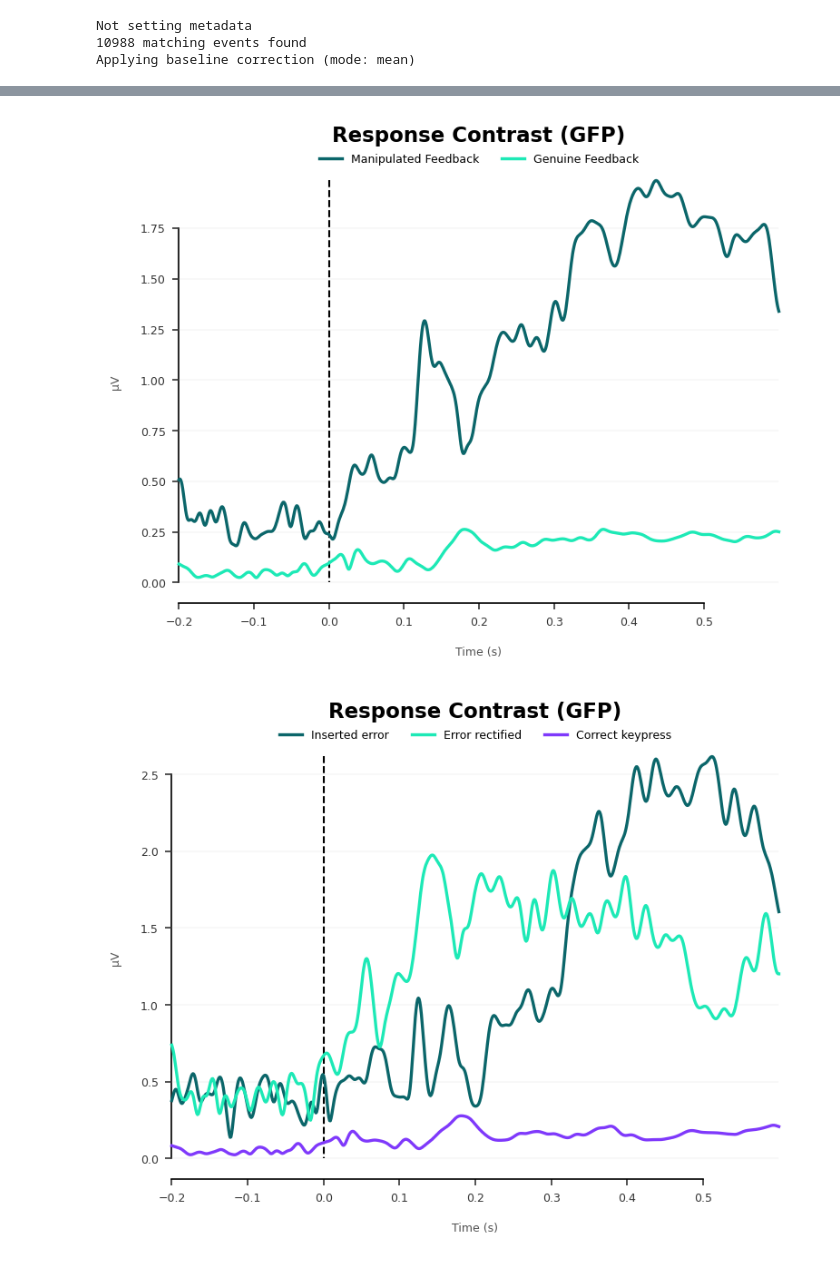
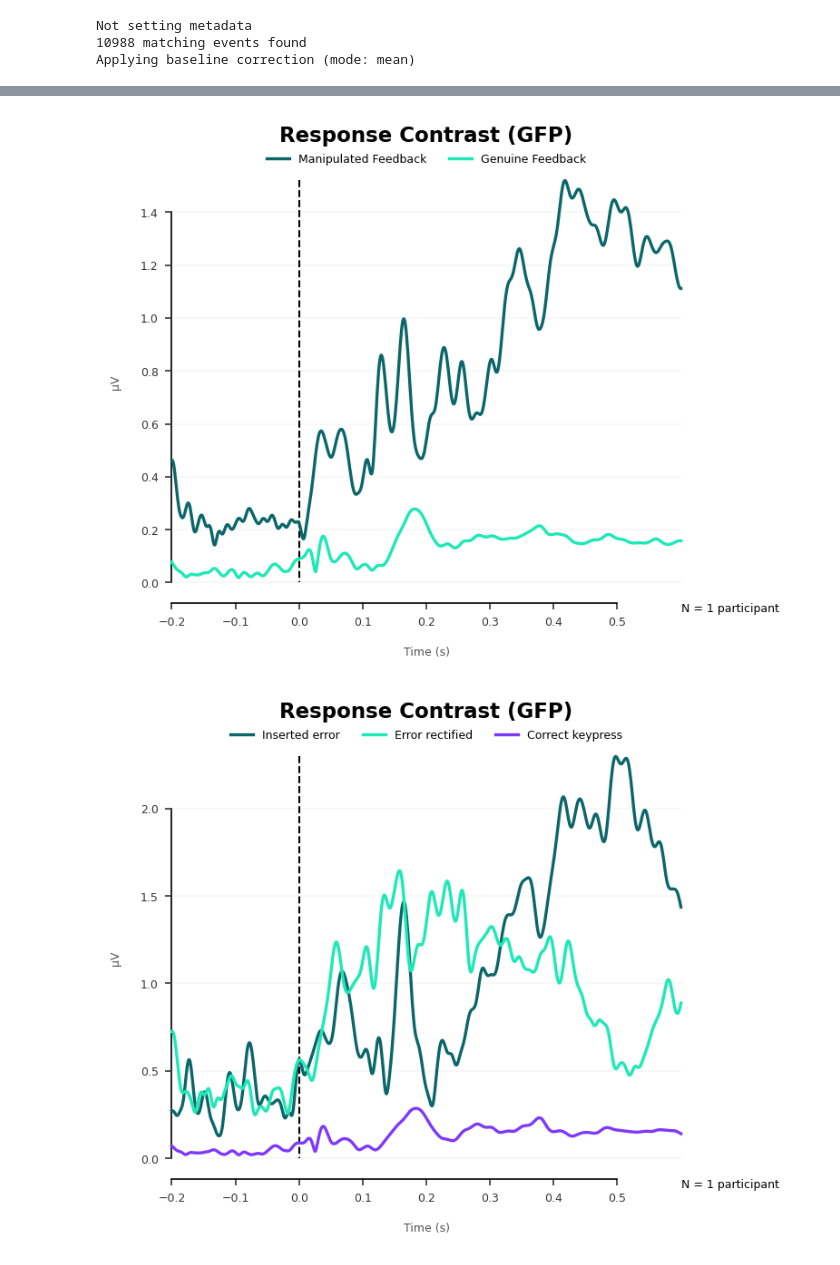
Before and after one commit to dlundgaard/AuthorshipArtifice, a Jupyter notebook: analysis/analysis_EEG.ipynb, the cells around one changed output, grey strips where cells are left out. Drawn from its saved outputs; the diff is of its cells as text; code cells hidden in the pictures.

```diff
--- a/analysis/analysis_EEG.ipynb
+++ b/analysis/analysis_EEG.ipynb
@@ -20,9 +20,8 @@ SESSIONS = [
 # %% [markdown]
 ---
 # %%
-epochs = mne.concatenate_epochs(
-    [mne.read_epochs(RAW_DATA_PATH.joinpath(SESSION + "-epo.fif")) for SESSION in SESSIONS],
-)
+epochs_per_participant = [mne.read_epochs(RAW_DATA_PATH.joinpath(SESSION + "-epo.fif")) for SESSION in SESSIONS]
+all_epochs = mne.concatenate_epochs(epochs_per_participant)
 # %% [output]
 Reading /work/DanielAakjærLundgaard#0515/AuthorshipArtifice/analysis/../data/EEG/group13_own-epo.fif ...
     Found the data of interest:
@@ -38,39 +39,53 @@ Applying baseline correction (mode: mean)
 # %%
-def compare_evoked_activity(conditions):
+def compare_evoked_activity(conditions, participant_selection = "all"):
+    included_epochs = all_epochs
+    amount_participants_included = len(epochs_per_participant)
+
     fig = mne.viz.plot_compare_evokeds(
-        evokeds={condition: epochs[event_keys].average() for condition, event_keys in conditions.items()},
+        evokeds={condition: included_epochs[event_keys].average() for condition, event_keys in conditions.items()},
         ci = 0.95,
         combine = "gfp",
         title = "Response Contrast",
         show = False
     )[0]
     fig.set_size_inches((5, 4))
     ax = fig.axes[0]
     ax.autoscale()
     ax.get_legend().remove()
     ax.legend(
         ncol = len(conditions),
         labels = conditions.keys(),
         bbox_to_anchor = (0.5, 1.04),
         loc = "upper center"
     )
+    ax.annotate(
+        f"""N = {amount_participants_included} participant{"s" if amount_participants_included > 1 else ""}""",
+        xy = (1, 0),
+        xycoords = "axes fraction",
+        va = "top"
+    )
 
-compare_evoked_activity(conditions = {
-    "Manipulated Feedback": ("error inserted", "error rectified"),
-    "Genuine Feedback": ("correct", "incorrect"),
-})
+compare_evoked_activity(
+    conditions = {
+        "Manipulated Feedback": ("error inserted", "error rectified"),
+        "Genuine Feedback": ("correct", "incorrect"),
+    },
+    participant_selection=[1]
+)
 
-compare_evoked_activity(conditions = {
-    "Inserted error": ["error inserted"],
-    "Error rectified": ["error rectified"],
-    "Correct keypress": ["correct"],
-})
+compare_evoked_activity(
+    conditions = {
+        "Inserted error": ["error inserted"],
+        "Error rectified": ["error rectified"],
+        "Correct keypress": ["correct"],
+    }
+)
 # %% [output]
 combining channels using "gfp"
 combining channels using "gfp"
 combining channels using "gfp"
 combining channels using "gfp"
 combining channels using "gfp"
-[figure, old version]
+[figure, new version]
-[figure, old version]
+[figure, new version]
 # %%
```
Also changed, not shown: parts of 7 cells of this notebook.
